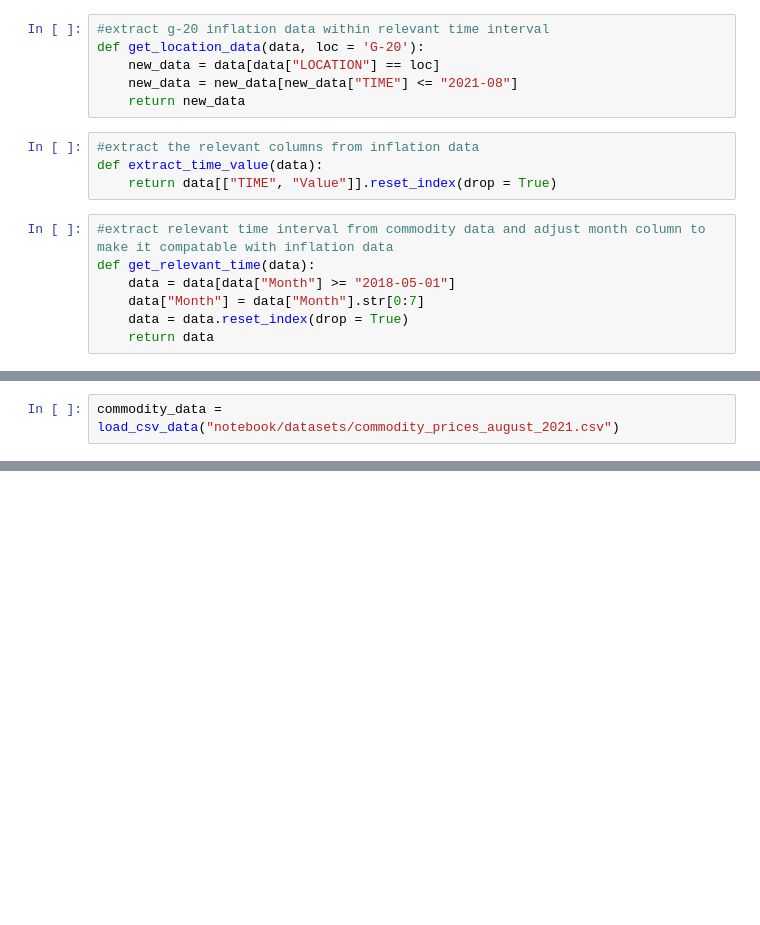
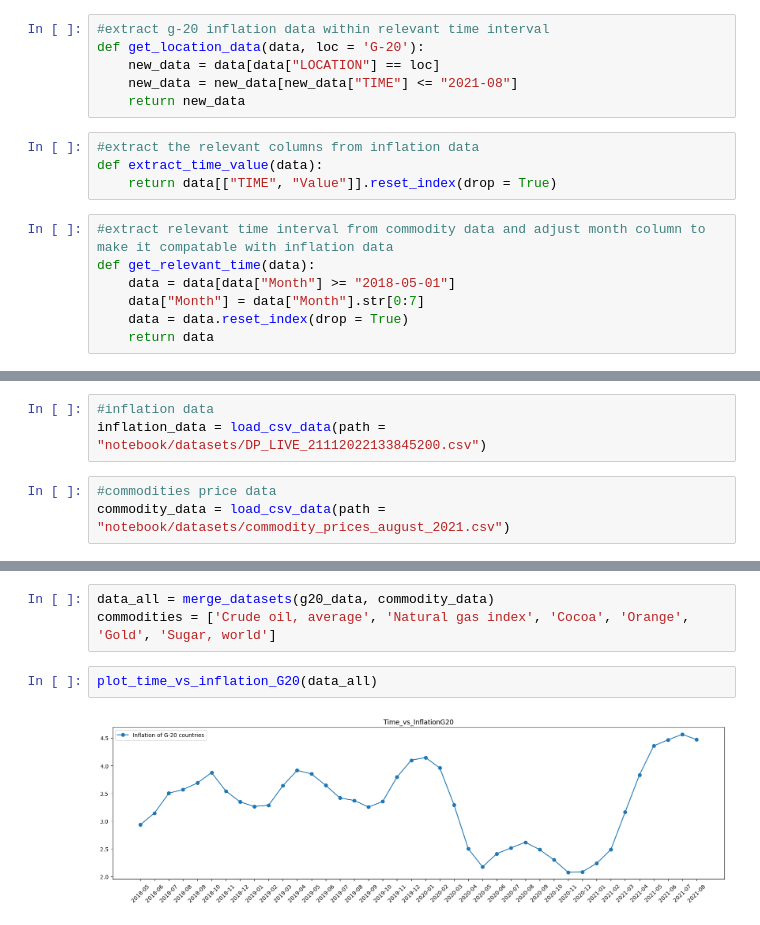
Before and after one commit to doganparlak/DigitalToolsForFinance, a Jupyter notebook: notebook/project_notebook.ipynb, the cells around one changed output, grey strips where cells are left out. Saved outputs shown, nothing was run; the diff lists cells and outputs as text; blank space fills up the shorter version.

Commit message:
all plots added

```diff
--- a/notebook/project_notebook.ipynb
+++ b/notebook/project_notebook.ipynb
@@ -53,2 +99,8 @@ def plot_time_vs_commodity_price(data, commodity):
+# %%
+#inflation data
+inflation_data = load_csv_data(path =  "notebook/datasets/DP_LIVE_21112022133845200.csv")
+# %%
+#commodities price data
+commodity_data = load_csv_data(path = "notebook/datasets/commodity_prices_august_2021.csv")
 # %%
 g20_data = get_location_data(inflation_data)
@@ -61,4 +108,2 @@ plot_time_vs_inflation_G20(g20_data)
-# %%
-commodity_data = load_csv_data("notebook/datasets/commodity_prices_august_2021.csv")
 # %%
 commodity_data = get_relevant_time(commodity_data)
@@ -89,0 +116,7 @@ commodity_data
+# %%
+data_all = merge_datasets(g20_data, commodity_data)
+commodities = ['Crude oil, average', 'Natural gas index', 'Cocoa', 'Orange', 'Gold', 'Sugar, world']
+# %%
+plot_time_vs_inflation_G20(data_all)
+# %% [output]
+[figure, added]
```
Also changed, not shown: parts of 20 cells of this notebook.
